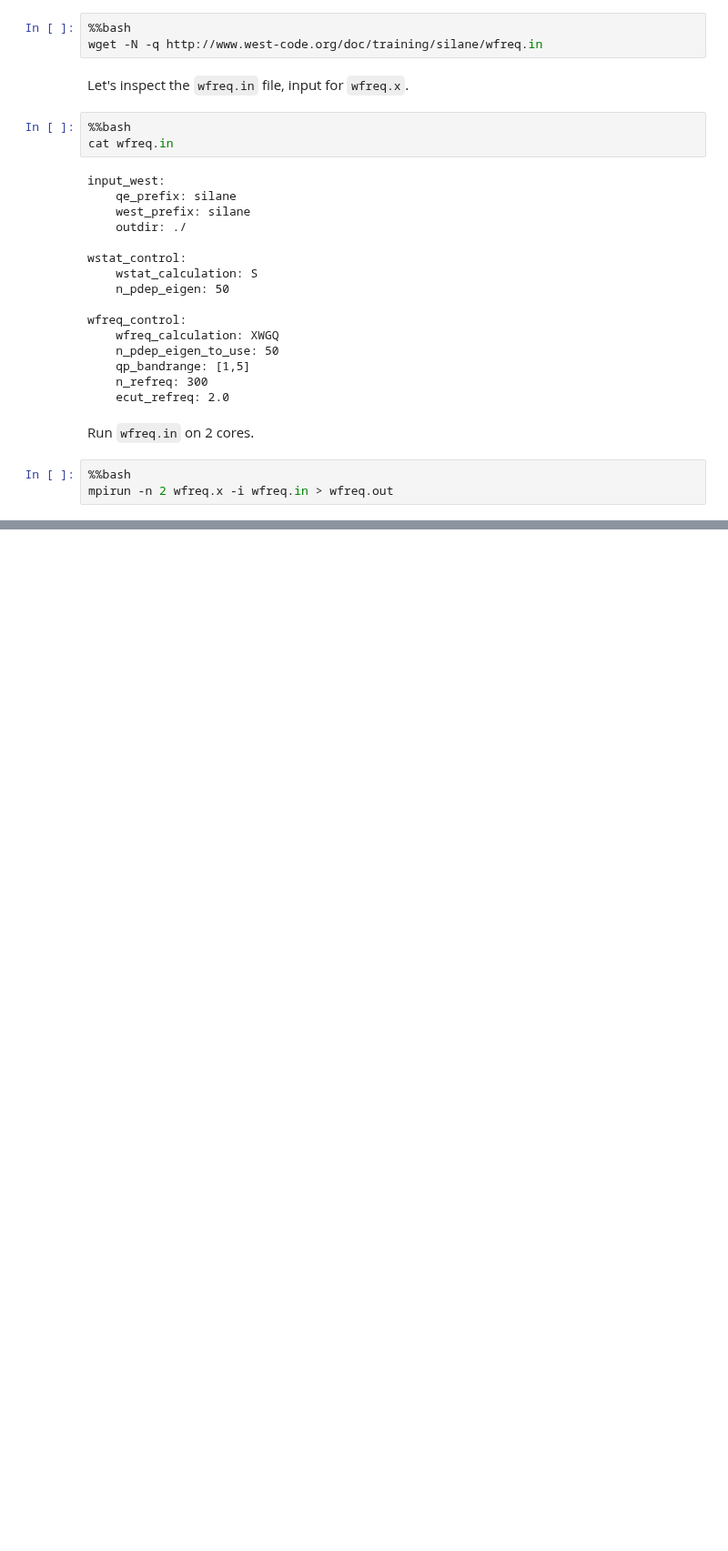
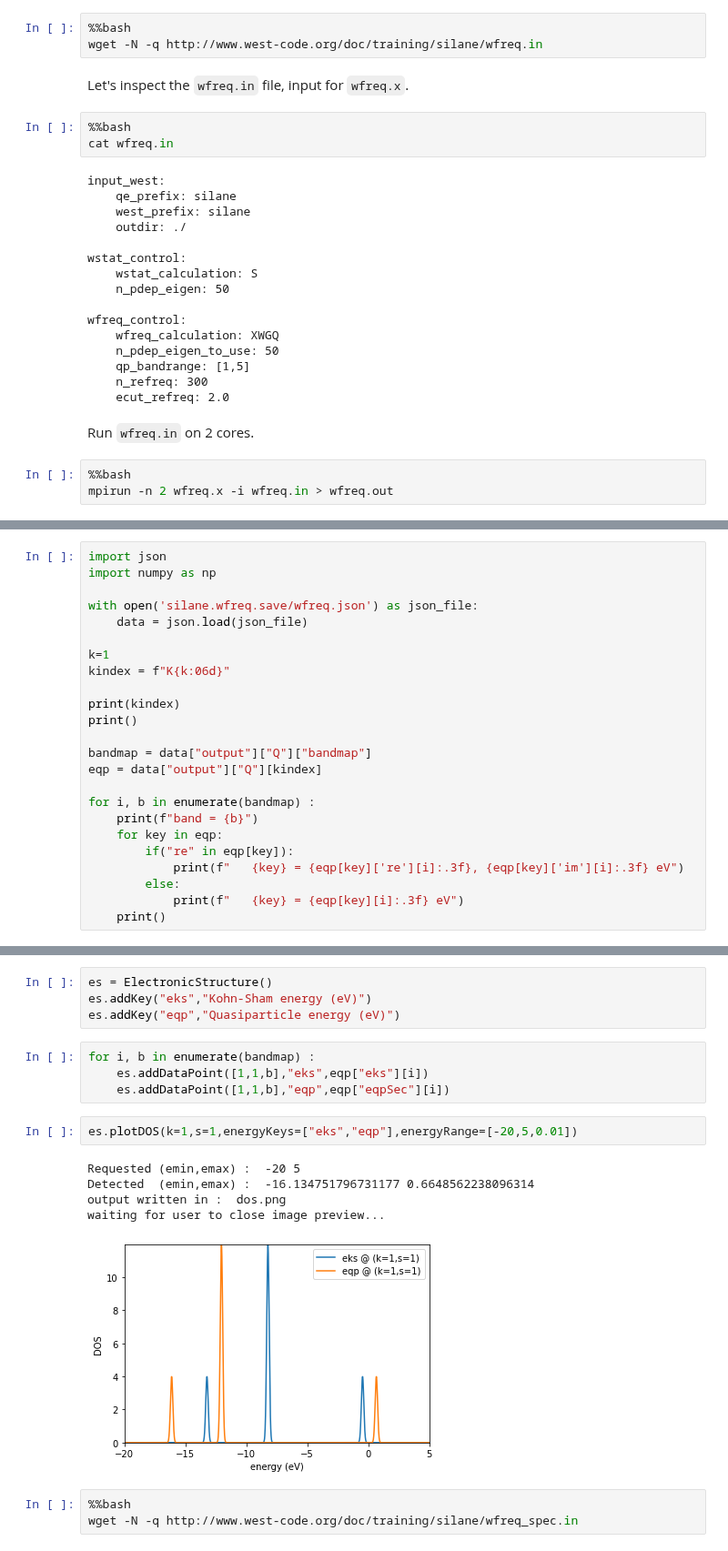
Before and after one commit to west-code-development/West, a Jupyter notebook: Doc/tutorials/west_100.ipynb, the cells around one changed output, grey strips where cells are left out. Shown at 91% size. Saved outputs shown, nothing was run; the diff lists cells and outputs as text; blank space fills up the shorter version.

```diff
--- a/Doc/tutorials/west_100.ipynb
+++ b/Doc/tutorials/west_100.ipynb
@@ -114,0 +133,24 @@ The output file ``wfreq.out`` contains information about the calculation of the
+# %%
+import json
+import numpy as np
+
+with open('silane.wfreq.save/wfreq.json') as json_file:
+    data = json.load(json_file)
+
+k=1
+kindex = f"K{k:06d}"
+
+print(kindex)
+print()
+
+bandmap = data["output"]["Q"]["bandmap"]
+eqp = data["output"]["Q"][kindex]
+
+for i, b in enumerate(bandmap) :
+    print(f"band = {b}")
+    for key in eqp:
+        if("re" in eqp[key]):
+            print(f"   {key} = {eqp[key]['re'][i]:.3f}, {eqp[key]['im'][i]:.3f} eV")
+        else:
+            print(f"   {key} = {eqp[key][i]:.3f} eV")
+    print()
@@ -114,0 +206,19 @@ The output file ``wfreq.out`` contains information about the calculation of the
+# %%
+es = ElectronicStructure()
+es.addKey("eks","Kohn-Sham energy (eV)")
+es.addKey("eqp","Quasiparticle energy (eV)")
+# %%
+for i, b in enumerate(bandmap) :
+    es.addDataPoint([1,1,b],"eks",eqp["eks"][i])
+    es.addDataPoint([1,1,b],"eqp",eqp["eqpSec"][i])
+# %%
+es.plotDOS(k=1,s=1,energyKeys=["eks","eqp"],energyRange=[-20,5,0.01])
+# %% [output]
+Requested (emin,emax) :  -20 5
+Detected  (emin,emax) :  -16.134751796731177 0.6648562238096314
+output written in :  dos.png
+waiting for user to close image preview...
+[figure, added]
+# %%
+%%bash
+wget -N -q http://www.west-code.org/doc/training/silane/wfreq_spec.in
```
Also changed, not shown: parts of 12 cells of this notebook.
